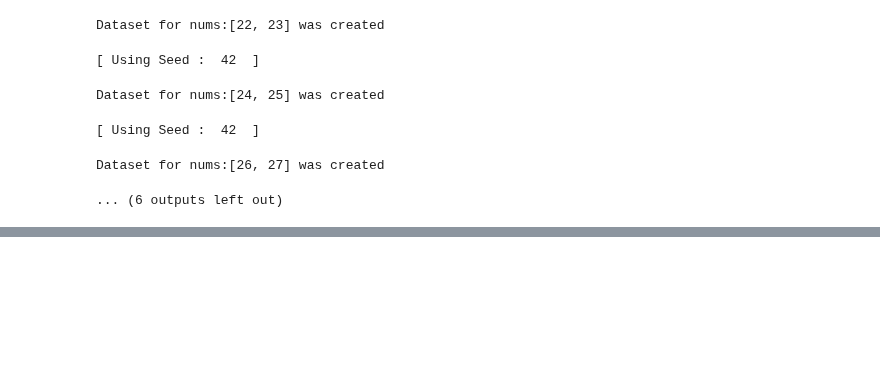
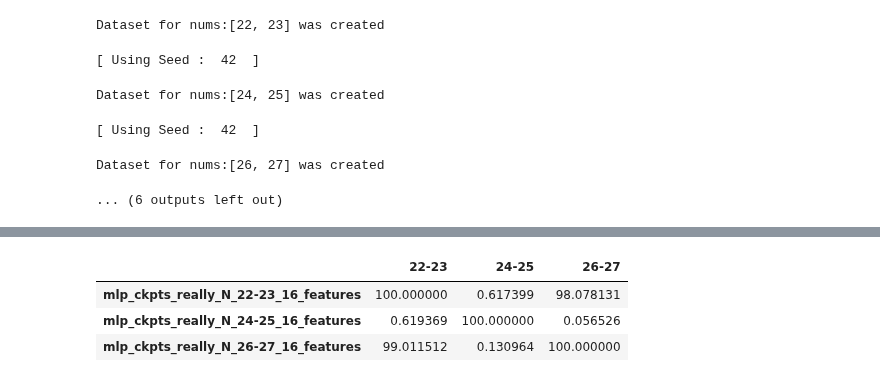
Before and after one commit to alexeyhorkin/ml_dl_with_topology_data, a Jupyter notebook: notebooks/dl/MLP_light_really_different_N.ipynb, the cells around one changed output, grey strips where cells are left out. Saved outputs shown, nothing was run; the diff lists cells and outputs as text; code cells hidden in the pictures; blank space fills up the shorter version.

```diff
--- a/notebooks/dl/MLP_light_really_different_N.ipynb
+++ b/notebooks/dl/MLP_light_really_different_N.ipynb
@@ -345,0 +296,7 @@ pass
+# %%
+df2
+# %% [output]
+|  | 22-23 | 24-25 | 26-27 |
+| mlp_ckpts_really_N_22-23_16_features | 100.000000 | 0.617399 | 98.078131 |
+| mlp_ckpts_really_N_24-25_16_features | 0.619369 | 100.000000 | 0.056526 |
+| mlp_ckpts_really_N_26-27_16_features | 99.011512 | 0.130964 | 100.000000 |
```
Also changed, not shown: parts of 24 cells of this notebook.
